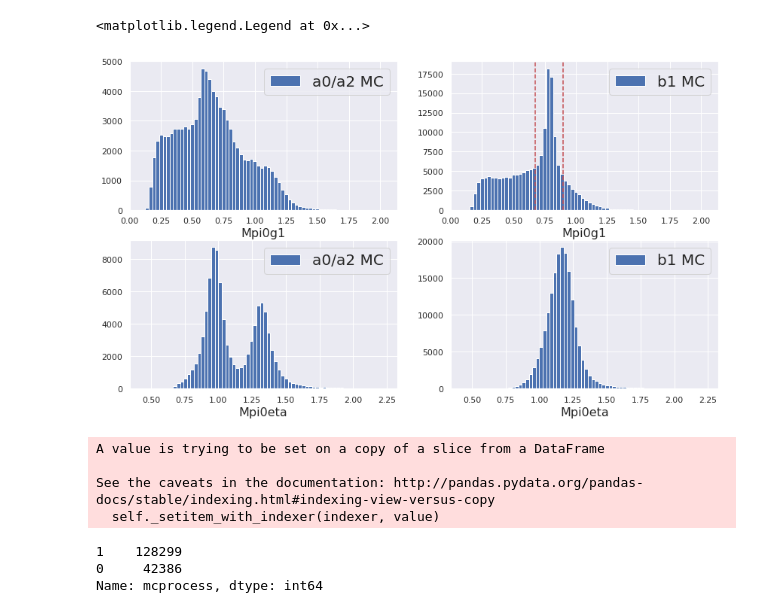
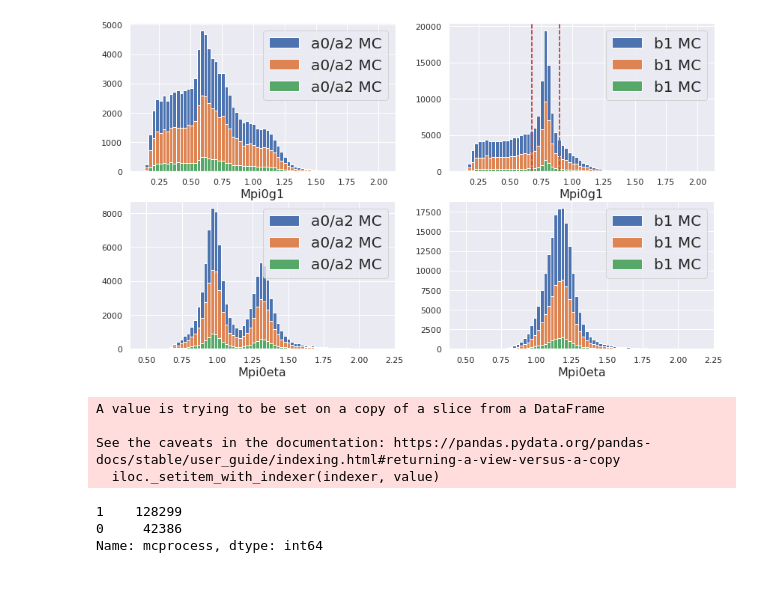
Before and after one commit to lan13005/q-values, a Jupyter notebook: NeuralNetworks.ipynb, the cells around one changed output. Drawn from its saved outputs; the diff is of its cells as text; code cells hidden in the pictures; blank space fills up the shorter version.

```diff
--- a/NeuralNetworks.ipynb
+++ b/NeuralNetworks.ipynb
@@ -13,5 +17,5 @@ Welcome to JupyROOT 6.08/06
 # %%
 cols=["Mpi0g1","Mpi0g2","Mpi0","Meta","Mpi0eta","mandelstam_tpi0","cosTheta_eta_gj","phi_eta_gj",
-     "cosThetaHighestEphotonIneta_gj","pi0_energy","mcprocess"]
+     "cosThetaHighestEphotonIneta_gj","pi0_energy","mcprocess","chiSq"]
 # %%
 data = read_root('allMC_tree_ext_subset.root', 'degALL_acc_mEllipse_tree_flat',columns=cols)
@@ -20,31 +22,30 @@ Warning in <TClass::Init>: no dictionary for class ROOT::TIOFeatures is availabl
 # %%
 lowThresh=0.675
 uppThresh=0.9
 
 fig,ax=plt.subplots(2,2,figsize=(14,8))
 ax=ax.flatten()
 
-df=data
+binedges1=np.histogram(df.Mpi0g1,bins=70)[1]
+binedges2=np.histogram(df.Mpi0eta,bins=70)[1]
+for i in [5,3,1]:
+    df=data[data.chiSq<i]
 
-# Mpi0g
-binedges=np.histogram(df.Mpi0g1,bins=70)[1]
-df[(df.mcprocess==0)|(df.mcprocess==1)].Mpi0g1.hist(bins=binedges,ax=ax[0],label="a0/a2 MC")
-df[df.mcprocess==2].Mpi0g1.hist(bins=binedges,ax=ax[1],label="b1 MC")
-ax[0].set_xlabel("Mpi0g1",size=16)
-ax[1].set_xlabel("Mpi0g1",size=16)
-ax[0].legend(prop={"size":20})
-ax[1].legend(prop={"size":20})
-ax[1].axvline(uppThresh,c='r',linestyle="--")
-ax[1].axvline(lowThresh,c='r',linestyle="--")
+    df[(df.mcprocess==0)|(df.mcprocess==1)].Mpi0g1.hist(bins=binedges1,ax=ax[0],label="a0/a2 MC")
+    df[df.mcprocess==2].Mpi0g1.hist(bins=binedges1,ax=ax[1],label="b1 MC")
+    ax[0].set_xlabel("Mpi0g1",size=16)
+    ax[1].set_xlabel("Mpi0g1",size=16)
+    ax[0].legend(prop={"size":20})
+    ax[1].legend(prop={"size":20})
+    ax[1].axvline(uppThresh,c='r',linestyle="--")
+    ax[1].axvline(lowThresh,c='r',linestyle="--")
 
-# Mpi0eta
-binedges=np.histogram(df.Mpi0eta,bins=70)[1]
-df[(df.mcprocess==0)|(df.mcprocess==1)].Mpi0eta.hist(bins=binedges,ax=ax[2],label="a0/a2 MC")
-df[df.mcprocess==2].Mpi0eta.hist(bins=binedges,ax=ax[3],label="b1 MC")
-ax[2].set_xlabel("Mpi0eta",size=16)
-ax[3].set_xlabel("Mpi0eta",size=16)
-ax[2].legend(prop={"size":20})
-ax[3].legend(prop={"size":20})
+    # Mpi0eta
+    df[(df.mcprocess==0)|(df.mcprocess==1)].Mpi0eta.hist(bins=binedges2,ax=ax[2],label="a0/a2 MC")
+    df[df.mcprocess==2].Mpi0eta.hist(bins=binedges2,ax=ax[3],label="b1 MC")
+    ax[2].set_xlabel("Mpi0eta",size=16)
+    ax[3].set_xlabel("Mpi0eta",size=16)
+    ax[2].legend(prop={"size":20})
+    ax[3].legend(prop={"size":20})
 # %% [output]
-<matplotlib.legend.Legend at 0x...>
-[figure, old version]
+[figure, new version]
@@ -51,6 +54,6 @@ ax[3].legend(prop={"size":20})
 # %%
-df=data[(data.Mpi0g1<uppThresh)&(data.Mpi0g1>lowThresh)|(data.Mpi0g2<uppThresh)&(data.Mpi0g2>lowThresh)]
-df=df[(df.mcprocess==0)|(df.mcprocess==1)|(df.mcprocess==2)]
+selectedRegion=(data.Mpi0g1<uppThresh)&(data.Mpi0g1>lowThresh)|(data.Mpi0g2<uppThresh)&(data.Mpi0g2>lowThresh)
+df=data[selectedRegion]
 df.mcprocess.loc[df.mcprocess==1]=0
 df.mcprocess.loc[df.mcprocess==2]=1
 
@@ -59,8 +62,8 @@ df=df.drop(["Mpi0g1","Mpi0g2","mcprocess"],axis=1)
 # %% [output]
 A value is trying to be set on a copy of a slice from a DataFrame
 
-See the caveats in the documentation: http://pandas.pydata.org/pandas-docs/stable/indexing.html#indexing-view-versus-copy
-  self._setitem_with_indexer(indexer, value)
+See the caveats in the documentation: https://pandas.pydata.org/pandas-docs/stable/user_guide/indexing.html#returning-a-view-versus-a-copy
+  iloc._setitem_with_indexer(indexer, value)
 # %%
 mcprocess.value_counts()
 # %% [output]
```
Also changed, not shown: parts of 13 cells of this notebook.
